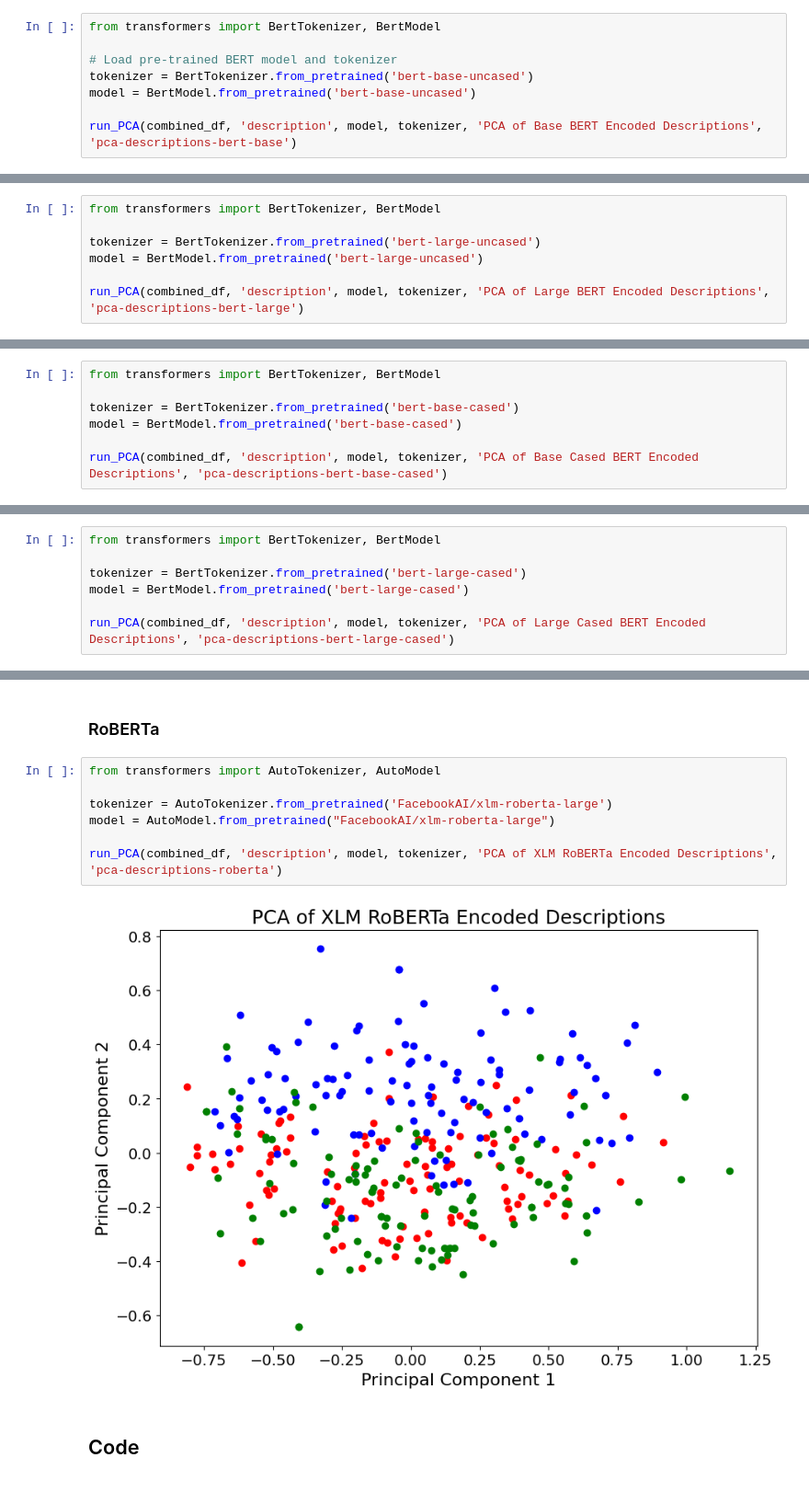
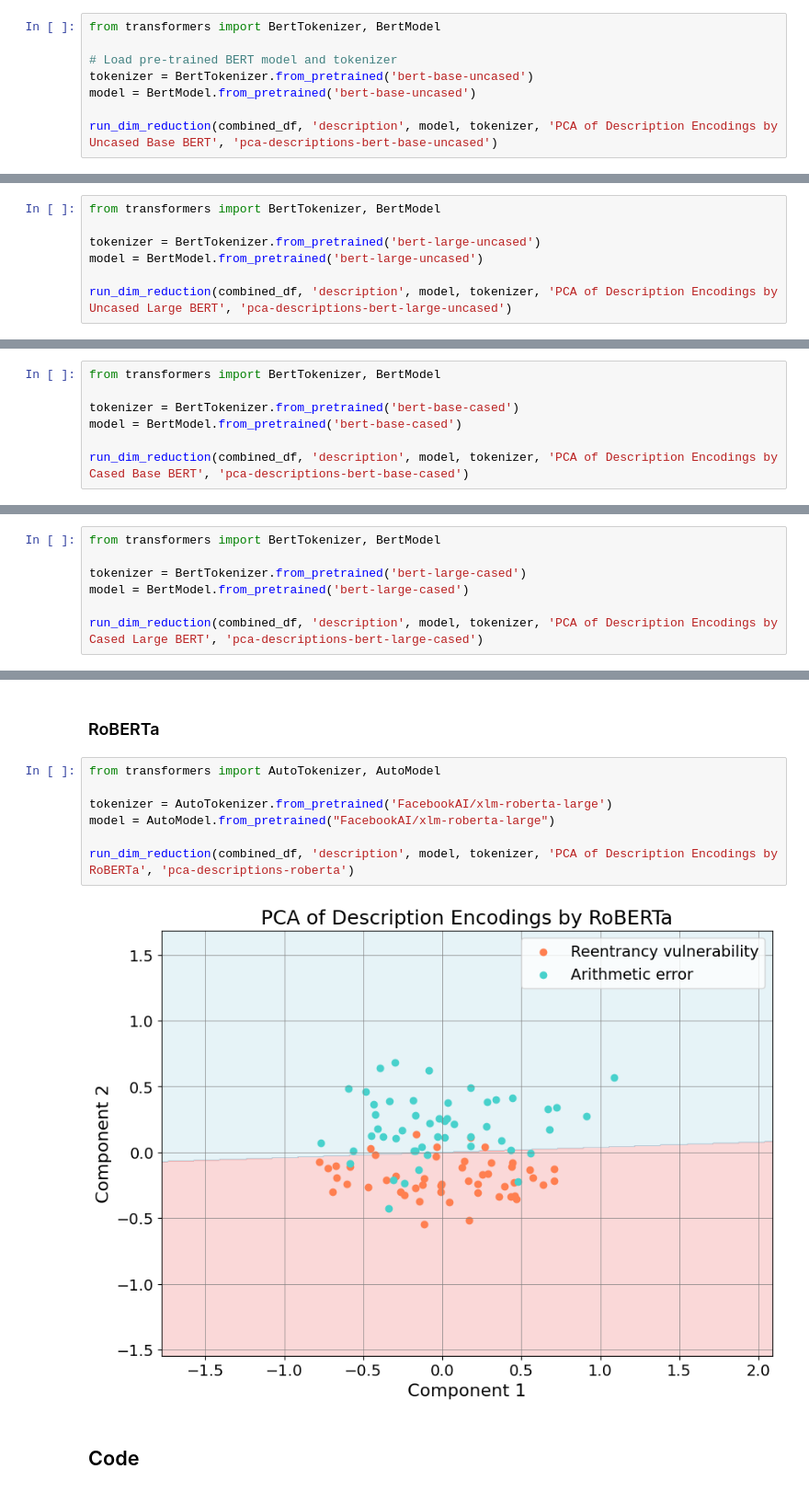
Before and after one commit to MSc-Smart-Contract-Auditing/data-lifecycle, a Jupyter notebook: data_analysis/enhanced-vulnerability-audits.ipynb, the cells around one changed output, grey strips where cells are left out. Shown at 92% size. Drawn from its saved outputs; the diff is of its cells as text.

```diff
--- a/data_analysis/enhanced-vulnerability-audits.ipynb
+++ b/data_analysis/enhanced-vulnerability-audits.ipynb
@@ -94,5 +109,5 @@ from transformers import BertTokenizer, BertModel
 tokenizer = BertTokenizer.from_pretrained('bert-base-uncased')
 model = BertModel.from_pretrained('bert-base-uncased')
 
-run_PCA(combined_df, 'description', model, tokenizer, 'PCA of Base BERT Encoded Descriptions', 'pca-descriptions-bert-base')
+run_dim_reduction(combined_df, 'description', model, tokenizer, 'PCA of Description Encodings by Uncased Base BERT', 'pca-descriptions-bert-base-uncased')
 # %% [output]
@@ -105,5 +120,5 @@ from transformers import BertTokenizer, BertModel
 tokenizer = BertTokenizer.from_pretrained('bert-large-uncased')
 model = BertModel.from_pretrained('bert-large-uncased')
 
-run_PCA(combined_df, 'description', model, tokenizer, 'PCA of Large BERT Encoded Descriptions', 'pca-descriptions-bert-large')
+run_dim_reduction(combined_df, 'description', model, tokenizer, 'PCA of Description Encodings by Uncased Large BERT', 'pca-descriptions-bert-large-uncased')
 # %% [output]
@@ -116,5 +131,5 @@ from transformers import BertTokenizer, BertModel
 tokenizer = BertTokenizer.from_pretrained('bert-base-cased')
 model = BertModel.from_pretrained('bert-base-cased')
 
-run_PCA(combined_df, 'description', model, tokenizer, 'PCA of Base Cased BERT Encoded Descriptions', 'pca-descriptions-bert-base-cased')
+run_dim_reduction(combined_df, 'description', model, tokenizer, 'PCA of Description Encodings by Cased Base BERT', 'pca-descriptions-bert-base-cased')
 # %% [output]
@@ -127,5 +142,5 @@ from transformers import BertTokenizer, BertModel
 tokenizer = BertTokenizer.from_pretrained('bert-large-cased')
 model = BertModel.from_pretrained('bert-large-cased')
 
-run_PCA(combined_df, 'description', model, tokenizer, 'PCA of Large Cased BERT Encoded Descriptions', 'pca-descriptions-bert-large-cased')
+run_dim_reduction(combined_df, 'description', model, tokenizer, 'PCA of Description Encodings by Cased Large BERT', 'pca-descriptions-bert-large-cased')
 # %% [output]
@@ -135,12 +150,12 @@ run_PCA(combined_df, 'description', model, tokenizer, 'PCA of Large Cased BERT E
 # %%
 from transformers import AutoTokenizer, AutoModel
 
 tokenizer = AutoTokenizer.from_pretrained('FacebookAI/xlm-roberta-large')
 model = AutoModel.from_pretrained("FacebookAI/xlm-roberta-large")
 
-run_PCA(combined_df, 'description', model, tokenizer, 'PCA of XLM RoBERTa Encoded Descriptions', 'pca-descriptions-roberta')
+run_dim_reduction(combined_df, 'description', model, tokenizer, 'PCA of Description Encodings by RoBERTa', 'pca-descriptions-roberta')
 # %% [output]
-[figure, old version]
+[figure, new version]
 # %% [markdown]
 ## Code
 # %% [markdown]
```
Also changed, not shown: parts of 33 cells of this notebook, 30 other files.
